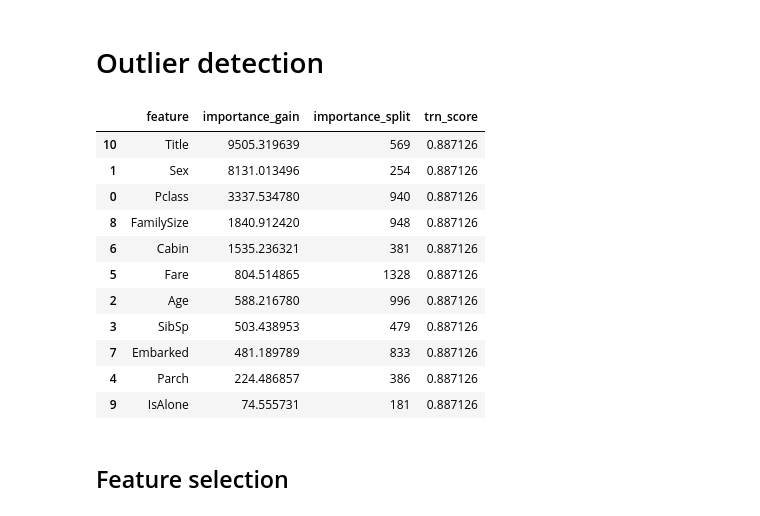
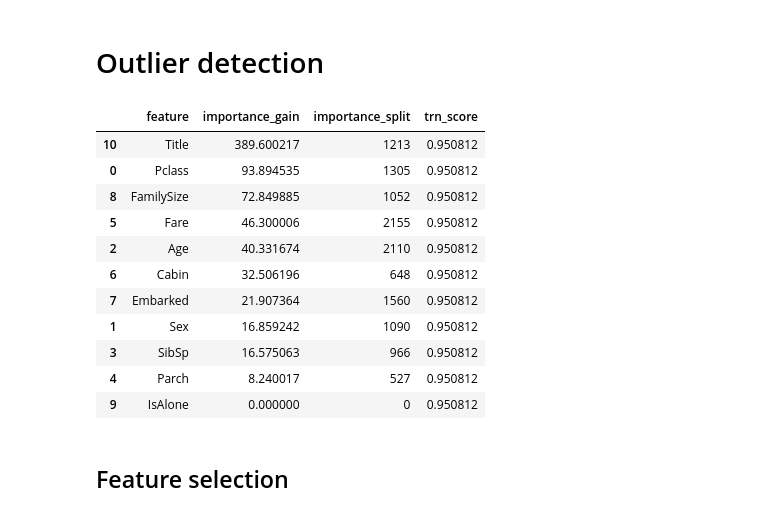
Before and after one commit to nhancv/nc-kaggle-ml, a Jupyter notebook: titanic/src/titanic-anomous.ipynb, the cells around one changed output. Drawn from its saved outputs; the diff is of its cells as text; code cells hidden in the pictures.

```diff
--- a/titanic/src/titanic-anomous.ipynb
+++ b/titanic/src/titanic-anomous.ipynb
@@ -362,7 +450,7 @@ from sklearn.metrics import roc_auc_score
 from lightgbm import LGBMClassifier
 import lightgbm as lgb
 
-def get_feature_importances(data, shuffle=False, seed=None):
+def get_feature_importances(data):
     data = data.copy()
     target_col_name = 'Survived'
     not_features = [target_col_name, 'PassengerId']
@@ -370,58 +458,45 @@ def get_feature_importances(data, shuffle=False, seed=None):
     valid_data_feature = data.select_dtypes(exclude=['object', 'category'])
     train_features = [f for f in valid_data_feature if f not in not_features]
     # Go over fold and keep track of CV score (train and valid) and feature importances
-
-    # Shuffle target if required
     y = data[target_col_name].copy()
-    if shuffle:
-        # Here you could as well use a binomial distribution
-        y = data[target_col_name].copy().sample(frac=1.0)
-
     # Fit LightGBM in RF mode, yes it's quicker than sklearn RandomForest
     dtrain = lgb.Dataset(data[train_features], y, free_raw_data=False, silent=True)
     lgb_params = {
-        'objective': 'binary',
-        'boosting_type': 'rf',
-        'subsample': 0.623,
-        'colsample_bytree': 0.7,
-        'num_leaves': 127,
         'max_depth': 10,
-        'seed': seed,
-        'bagging_freq': 1,
         'n_jobs': 5
     }
 
     # Fit the model
     clf = lgb.train(
         params=lgb_params,
         train_set=dtrain,
         num_boost_round=500)
 
     # Get feature importances
     imp_df = pd.DataFrame()
     imp_df["feature"] = list(train_features)
     imp_df["importance_gain"] = clf.feature_importance(importance_type='gain')
     imp_df["importance_split"] = clf.feature_importance(importance_type='split')
     imp_df['trn_score'] = roc_auc_score(y, clf.predict(data[train_features]))
 
     return imp_df
 
 # Get the actual importance
 actual_imp_df2 = get_feature_importances(data=train_df).sort_values(by='importance_gain', ascending=False)
 actual_imp_df2.head(20)
 # %% [output]
 |  | feature | importance_gain | importance_split | trn_score |
-| 10 | Title | 9505.319639 | 569 | 0.887126 |
-| 1 | Sex | 8131.013496 | 254 | 0.887126 |
-| 0 | Pclass | 3337.534780 | 940 | 0.887126 |
-| 8 | FamilySize | 1840.912420 | 948 | 0.887126 |
-| 6 | Cabin | 1535.236321 | 381 | 0.887126 |
-| 5 | Fare | 804.514865 | 1328 | 0.887126 |
-| 2 | Age | 588.216780 | 996 | 0.887126 |
-| 3 | SibSp | 503.438953 | 479 | 0.887126 |
-| 7 | Embarked | 481.189789 | 833 | 0.887126 |
-| 4 | Parch | 224.486857 | 386 | 0.887126 |
-| 9 | IsAlone | 74.555731 | 181 | 0.887126 |
+| 10 | Title | 389.600217 | 1213 | 0.950812 |
+| 0 | Pclass | 93.894535 | 1305 | 0.950812 |
+| 8 | FamilySize | 72.849885 | 1052 | 0.950812 |
+| 5 | Fare | 46.300006 | 2155 | 0.950812 |
+| 2 | Age | 40.331674 | 2110 | 0.950812 |
+| 6 | Cabin | 32.506196 | 648 | 0.950812 |
+| 7 | Embarked | 21.907364 | 1560 | 0.950812 |
+| 1 | Sex | 16.859242 | 1090 | 0.950812 |
+| 3 | SibSp | 16.575063 | 966 | 0.950812 |
+| 4 | Parch | 8.240017 | 527 | 0.950812 |
+| 9 | IsAlone | 0.000000 | 0 | 0.950812 |
 # %% [markdown]
 ## Feature selection
 # %%
```
Also changed, not shown: parts of 23 cells of this notebook, 1 other file.
